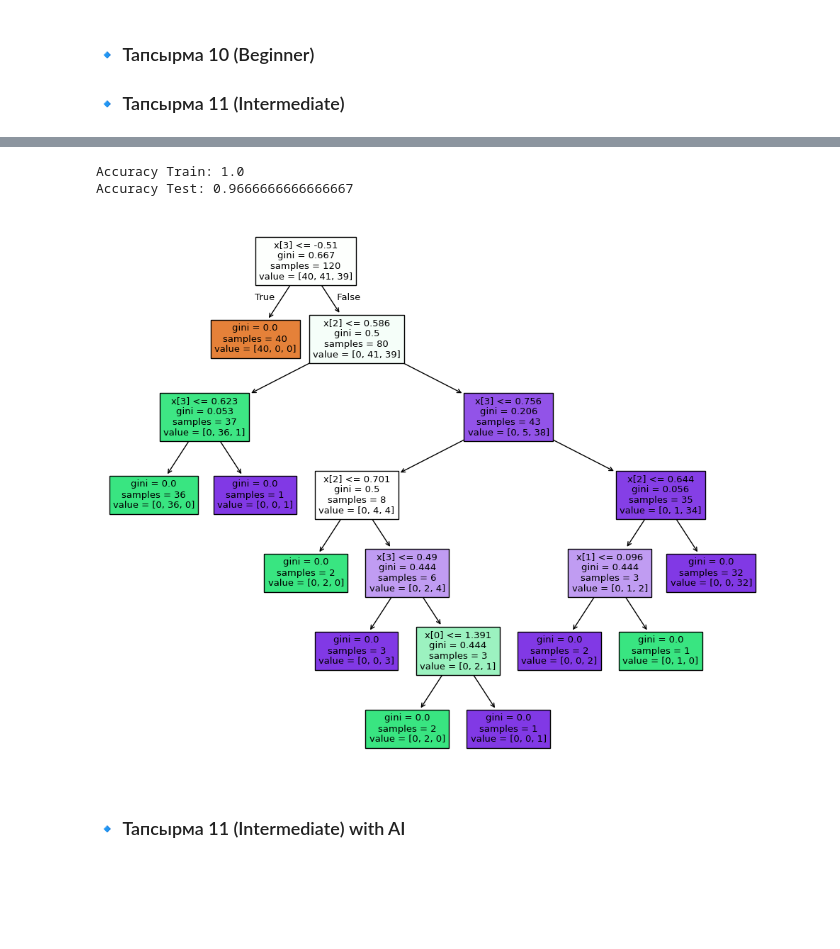
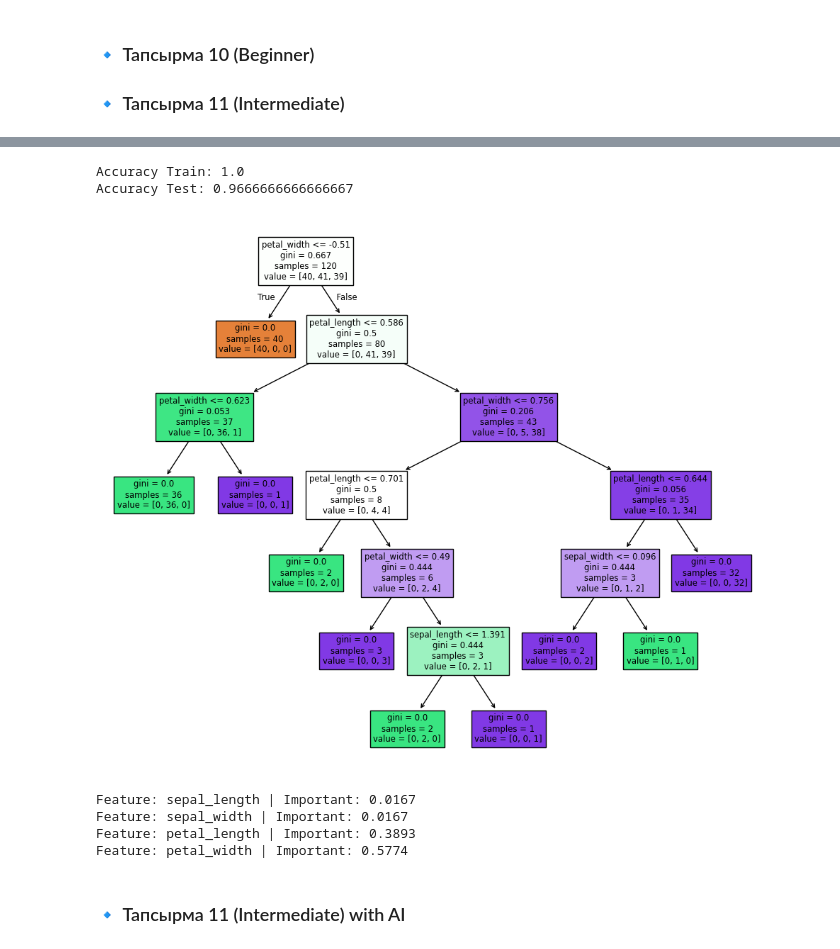
Before and after one commit to ZED-or-ZERO/Notes-on-ML-Courses., a Jupyter notebook: ML Course from ItechResearch/Lecture Tasks/Lecture_9.ipynb, the cells around one changed output, grey strips where cells are left out. Cells and saved outputs as stored; diff of their text form; code cells hidden in the pictures; blank space fills up the shorter version.

```diff
--- a/ML Course from ItechResearch/Lecture Tasks/Lecture_9.ipynb
+++ b/ML Course from ItechResearch/Lecture Tasks/Lecture_9.ipynb
@@ -429,11 +432,18 @@ model_tree.fit(X_train_scaler, y_train)
 acc_train = accuracy_score(y_train, model_tree.predict(X_train_scaler))
 acc_test = accuracy_score(y_test, model_tree.predict(X_test_scaler))
 
+feature_names = df.columns
+
+
 print(f"Accuracy Train: {acc_train}")
 print(f"Accuracy Test: {acc_test}")
 
-plot_tree(model_tree, filled=True)
+plot_tree(model_tree, feature_names=feature_names, filled=True)
 plt.show()
+
+importances = model_tree.feature_importances_
+for name, val in zip(feature_names, importances):
+    print(f"Feature: {name} | Important: {val:.4f}")
 # %% [output]
 Accuracy Train: 0.95
 Accuracy Test: 0.9666666666666667
@@ -449,8 +463,12 @@ print(f"Accuracy Train: {acc_train}")
 print(f"Accuracy Test: {acc_test}")
 
 plt.figure(figsize=(12,10))
-plot_tree(model_tree, filled=True)
+plot_tree(model_tree, feature_names=feature_names, filled=True)
 plt.show()
+
+importances = model_tree.feature_importances_
+for name, val in zip(feature_names, importances):
+    print(f"Feature: {name} | Important: {val:.4f}")
 # %% [output]
 Accuracy Train: 0.975
 Accuracy Test: 1.0
@@ -458,20 +480,28 @@ Accuracy Test: 1.0
 # %%
 model_tree = DecisionTreeClassifier(max_depth=6)
 model_tree.fit(X_train_scaler, y_train)
 
 acc_train = accuracy_score(y_train, model_tree.predict(X_train_scaler))
 acc_test = accuracy_score(y_test, model_tree.predict(X_test_scaler))
 
 print(f"Accuracy Train: {acc_train}")
 print(f"Accuracy Test: {acc_test}")
 
 plt.figure(figsize=(12,10))
-plot_tree(model_tree, filled=True)
+plot_tree(model_tree, feature_names=feature_names, filled=True)
 plt.show()
+
+importances = model_tree.feature_importances_
+for name, val in zip(feature_names, importances):
+    print(f"Feature: {name} | Important: {val:.4f}")
 # %% [output]
 Accuracy Train: 1.0
 Accuracy Test: 0.9666666666666667
-[figure, old version]
+[figure, new version]
+Feature: sepal_length | Important: 0.0167
+Feature: sepal_width | Important: 0.0167
+Feature: petal_length | Important: 0.3893
+Feature: petal_width | Important: 0.5774
 # %% [markdown]
 ### 🔹 Тапсырма 11 (Intermediate) with AI
 # %%
```
Also changed, not shown: parts of 4 cells of this notebook, 7 other files.
